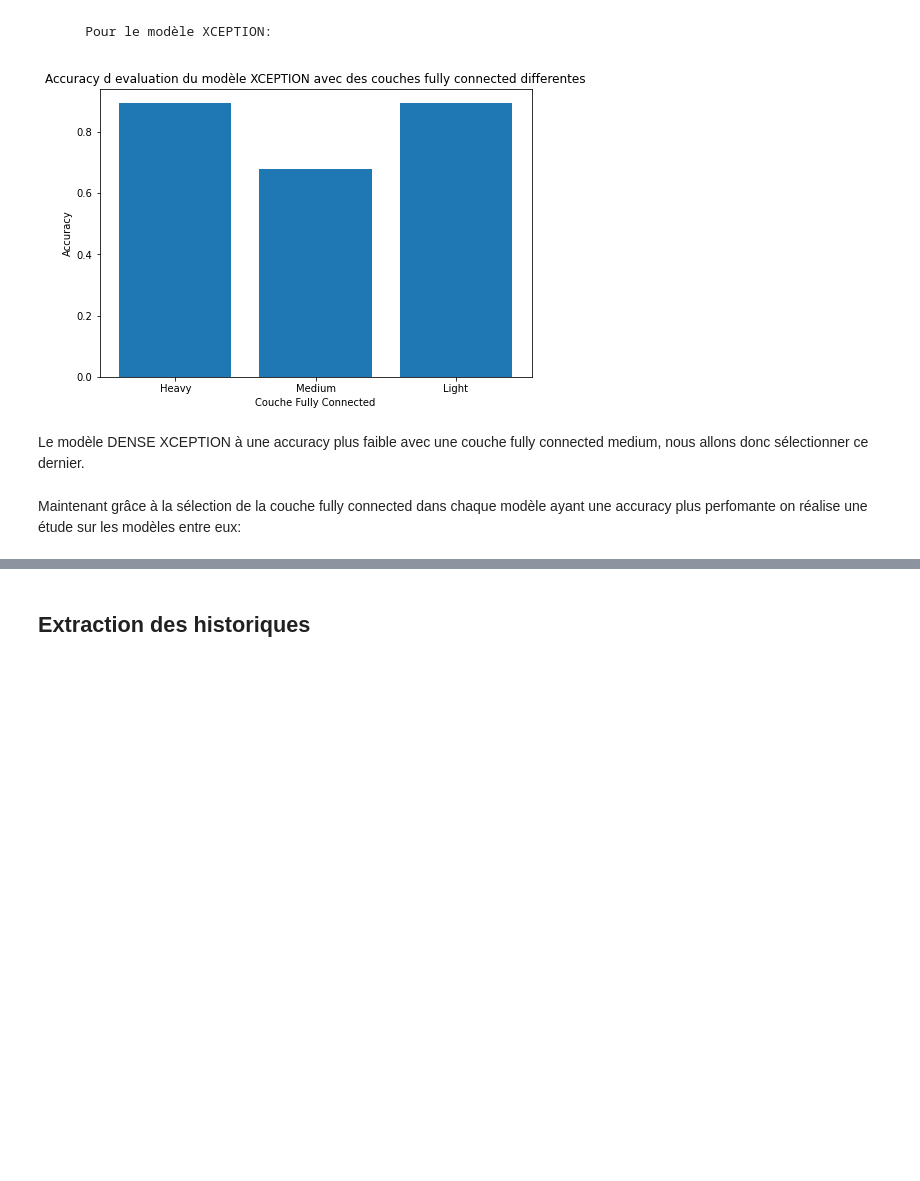
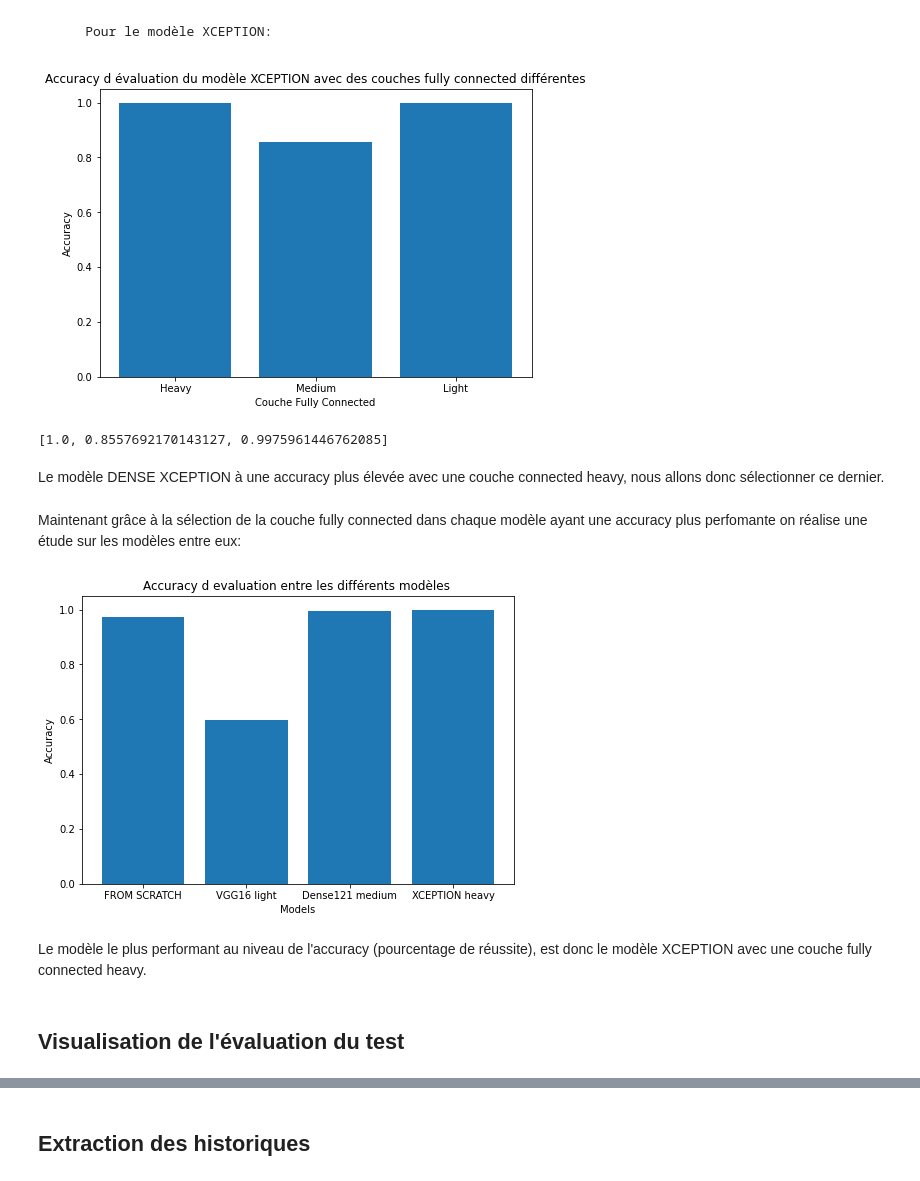
Before and after one commit to C19-Analyser/COVID_NORMAL_modelNotebook, a Jupyter notebook: allModelCompare.ipynb, the cells around one changed output, grey strips where cells are left out. Saved outputs shown, nothing was run; the diff lists cells and outputs as text; code cells hidden in the pictures; blank space fills up the shorter version.

```diff
--- a/allModelCompare.ipynb
+++ b/allModelCompare.ipynb
@@ -201,9 +225,27 @@ plt.title('Accuracy d évaluation du modèle XCEPTION avec des couches fully con
 plt.xlabel('Couche Fully Connected')
 plt.ylabel('Accuracy')
 plt.show()
+print(values)
 # %% [output]
-[figure, old version]
+[figure, new version]
+[1.0, 0.8557692170143127, 0.9975961446762085]
 # %% [markdown]
-Le modèle DENSE XCEPTION à une accuracy plus faible avec une couche fully connected medium, nous allons donc sélectionner ce dernier.
+Le modèle DENSE XCEPTION à une accuracy plus élevée avec une couche connected heavy, nous allons donc sélectionner ce dernier.
 # %% [markdown]
 Maintenant grâce à la sélection de la couche fully connected dans chaque modèle ayant une accuracy plus perfomante on réalise une étude sur les modèles entre eux:
+# %%
+fig = plt.figure()
+ax = fig.add_axes([0,0,1,1])
+labels = ['FROM SCRATCH','VGG16 light','Dense121 medium','XCEPTION heavy']
+values = [eval_SCRATCH[1],eval_VGG16_light[1],eval_DENSE121_medium[1],eval_XCEPTION_heavy[1]]
+ax.bar(labels,values)
+plt.title('Accuracy d evaluation entre les différents modèles ')
+plt.xlabel('Models')
+plt.ylabel('Accuracy')
+plt.show()
+# %% [output]
+[figure, added]
+# %% [markdown]
+Le modèle le plus performant au niveau de l'accuracy (pourcentage de réussite), est donc le modèle XCEPTION avec une couche fully connected heavy.
+# %% [markdown]
+## Visualisation de l'évaluation du test
```
Also changed, not shown: parts of 43 cells of this notebook.
